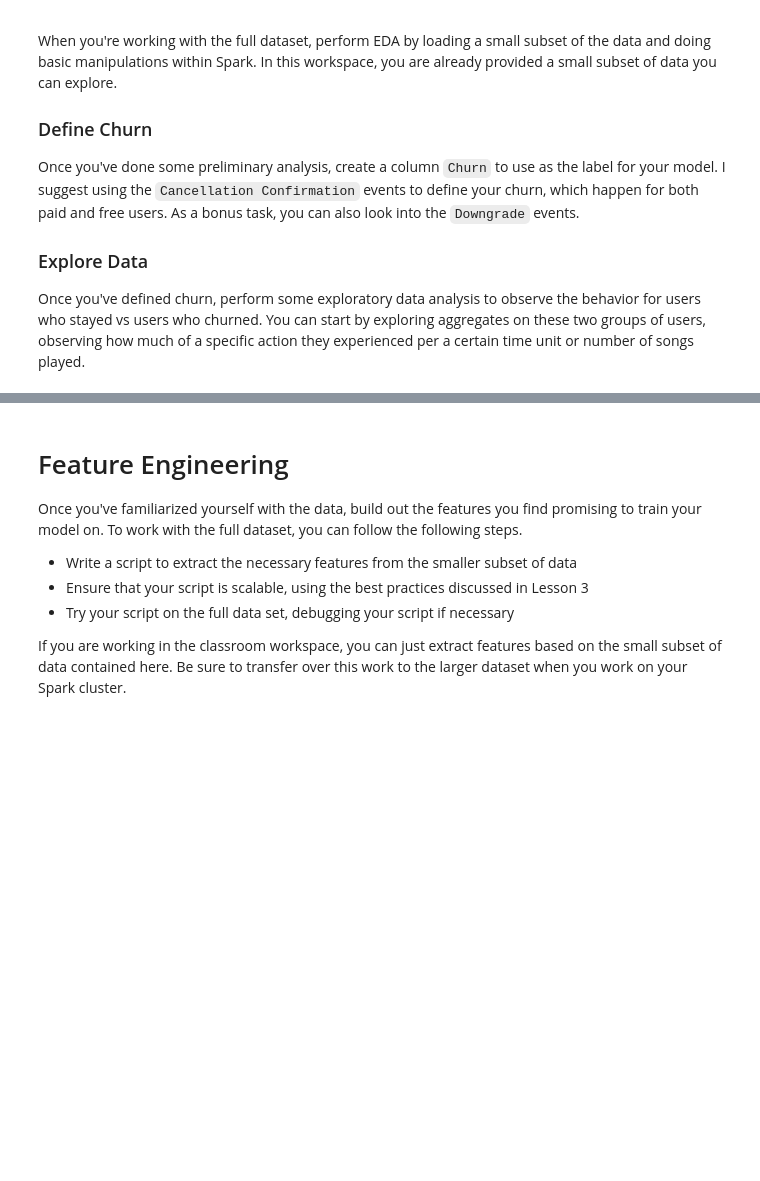
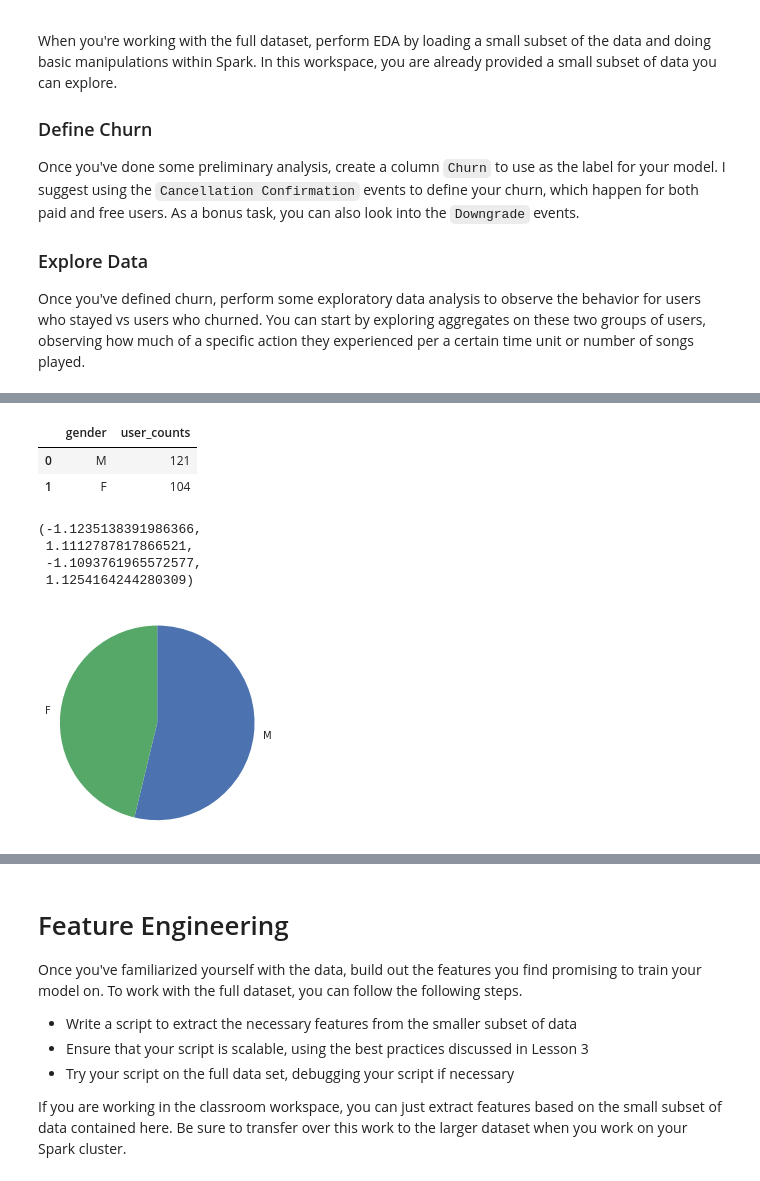
Before and after one commit to hider-toula/Sparkify, a Jupyter notebook: Sparkify.ipynb, the cells around one changed output, grey strips where cells are left out. Saved outputs shown, nothing was run; the diff lists cells and outputs as text; code cells hidden in the pictures; blank space fills up the shorter version.

```diff
--- a/Sparkify.ipynb
+++ b/Sparkify.ipynb
@@ -51,0 +189,8 @@ Once you've defined churn, perform some exploratory data analysis to observe the
+# %%
+gender_count = spark.sql('''
+
+        SELECT gender,COUNT(DISTINCT userId) AS user_counts
+        FROM Sparkify_local
+        GROUP BY gender
+        ORDER BY user_counts DESC
+''')
@@ -51,0 +206,18 @@ Once you've defined churn, perform some exploratory data analysis to observe the
+# %%
+gender = gender_count.toPandas()
+# %%
+gender
+# %% [output]
+|  | gender | user_counts |
+| 0 | M | 121 |
+| 1 | F | 104 |
+# %%
+plt.pie(gender['user_counts'], labels = gender['gender'], startangle = 90,
+        counterclock = False);
+plt.axis('square')
+# %% [output]
+(-1.1235138391986366,
+ 1.1112787817866521,
+ -1.1093761965572577,
+ 1.1254164244280309)
+[figure, added]
```
Also changed, not shown: parts of 117 cells of this notebook, 1 other file.
